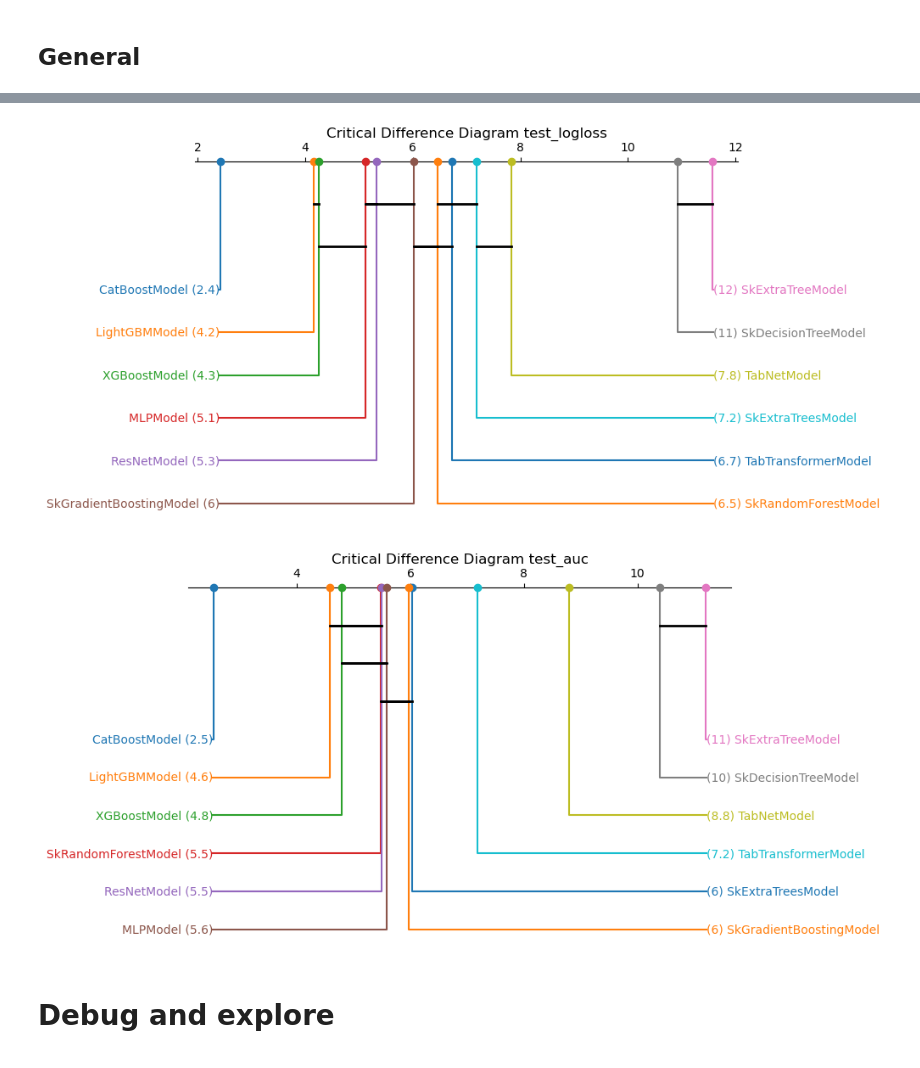
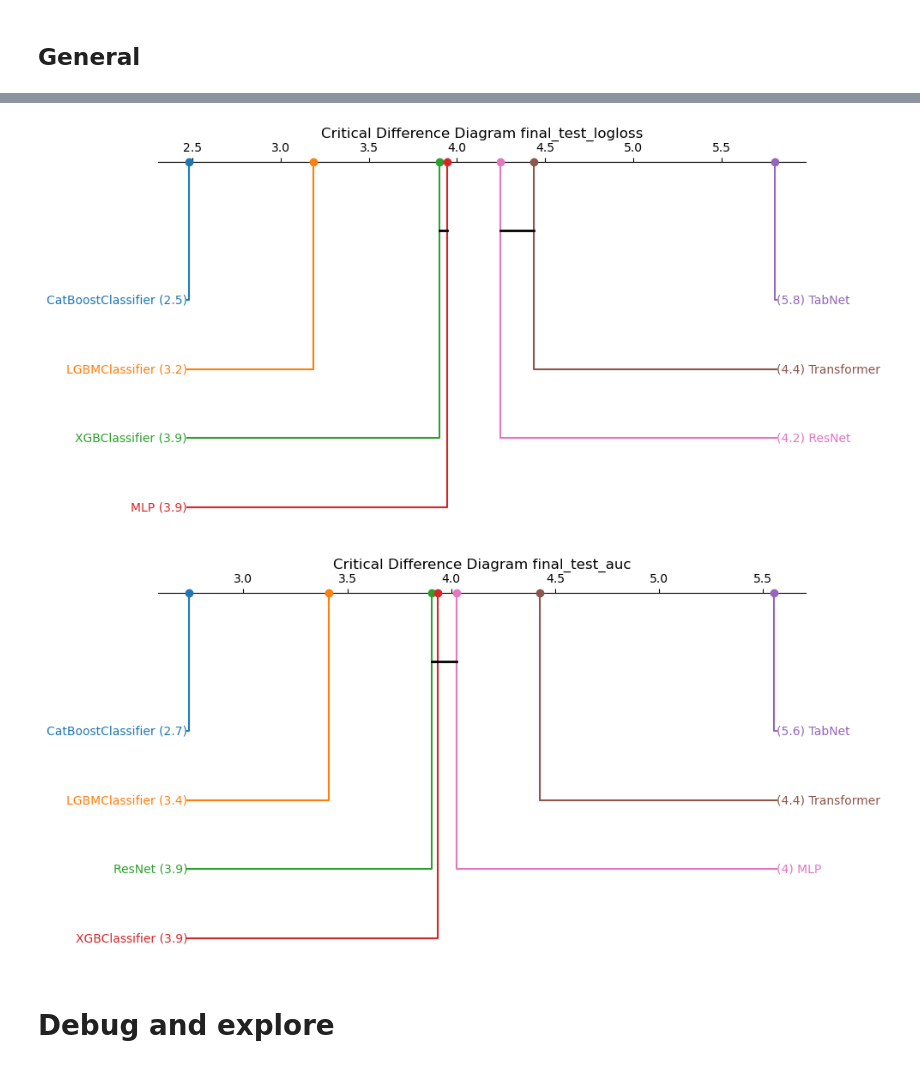
Before and after one commit to BrunoBelucci/tab_benchmark, a Jupyter notebook: run_scripts/analyze_runs_classification_sql.ipynb, the cells around one changed output, grey strips where cells are left out. Saved outputs shown, nothing was run; the diff lists cells and outputs as text; code cells hidden in the pictures.

```diff
--- a/run_scripts/analyze_runs_classification_sql.ipynb
+++ b/run_scripts/analyze_runs_classification_sql.ipynb
@@ -254,0 +304,2 @@ Name: indexes, dtype: object
+# %%
+df_common = get_df_with_combinations(df, combination_columns, common_combinations)
@@ -254,0 +329,2 @@ Name: indexes, dtype: object
+# %%
+df_common.loc[df_common['final_test_auc'].isna(), 'final_test_auc'] = df_common.loc[df_common['final_test_auc'].isna(), ['final_test_auc_0', 'final_test_auc_1']].max(axis=1)
@@ -283,22 +362,23 @@ def get_dfs_means_stds_both(df, column_model_name, column_task_id, column_metric
 # %%
 column_model_name = 'model_name'
 column_task_id = 'task_id'
+column_dataset_name = 'dataset_name'
 column_metric = 'final_test_logloss'
-logloss = get_dfs_means_stds_both(df_runs,
+logloss = get_dfs_means_stds_both(df_common,
                                column_model_name,
                                column_task_id,
-                               column_metric,
-                               all_classification)
+                                  column_dataset_name,
+                               column_metric)
 column_metric = 'final_test_auc'
-auc = get_dfs_means_stds_both(df_runs,
+auc = get_dfs_means_stds_both(df_common,
                                    column_model_name,
                                    column_task_id,
-                                   column_metric,
-                                   all_classification)
-column_metric = 'duration'
-duration = get_dfs_means_stds_both(df_runs,
-                                   column_model_name,
-                                   column_task_id,
-                                   column_metric,
-                                   all_classification)
+                              column_dataset_name,
+                                   column_metric)
+# column_metric = 'duration'
+# duration = get_dfs_means_stds_both(df_runs,
+#                                    column_model_name,
+#                                    column_task_id,
+#                                    column_metric,
+#                                    all_classification)
 # %%
@@ -341,8 +432,6 @@ df.style.highlight_min(subset=slice_, axis=1)
 # %%
 idx = pd.IndexSlice
 df = auc[2].copy()
-df = df[model_name]
-df = df.loc[dataset_names]
 # df = df.drop('allstate_claim_predictions')
 slice_ = idx[idx[:], idx[:,'mean']]
 df.style.highlight_max(subset=slice_, axis=1)
@@ -386,12 +473,10 @@ os.makedirs(figures_folder, exist_ok=True)
 # %%
-df = df_runs.copy()
-df = df.loc[df['model_name'].isin(model_name)]
-df = df.loc[df['dataset_name'].isin(dataset_names)]
-df['dataset_name_fold_seed_model_seed_dataset'] = df['dataset_name'] + df['fold'] + df['seed_model'] + df['seed_dataset']
-metric = 'test_logloss'
+df = df_common.copy()
+df['task_id_task_fold_seed_model'] = df['task_id'] + df['task_fold'] + df['seed_model']
+metric = 'final_test_logloss'
 ascending_rank = True
 model_column = 'model_name'
-block_column = 'dataset_name_fold_seed_model_seed_dataset'
+block_column = 'task_id_task_fold_seed_model'
 alpha = 0.95
 res_friedman, res_nemenyi, mean_rank = friedman_nemenyi_test(df, model_column, block_column,
                                                              metric, ascending_rank, alpha)
@@ -400,30 +485,25 @@ if res_nemenyi is not None and mean_rank is not None:
     plt.title(f'Critical Difference Diagram {metric}')
     sp.critical_difference_diagram(mean_rank, res_nemenyi)
     plt.tight_layout()
-    plt.savefig(figures_folder / f'cdd_{metric}')
 # %% [output]
-[figure, old version]
+[figure, new version]
 # %%
-df = df_runs.copy()
-# df['test_auc'] = df['test_auc'].replace(0, 1e-5)
-df = df.loc[df['model_name'].isin(model_name)]
-df = df.loc[(df['dataset_name'].isin(dataset_names)) & (df['dataset_name'] != 'arrhythmia')]
-df['dataset_name_fold_seed_model_seed_dataset'] = df['dataset_name'] + df['fold'] + df['seed_model'] + df['seed_dataset']
-metric = 'test_auc'
+df = df_common.copy()
+df['task_id_task_fold_seed_model'] = df['task_id'] + df['task_fold'] + df['seed_model']
+metric = 'final_test_auc'
 ascending_rank = False
 model_column = 'model_name'
-block_column = 'dataset_name_fold_seed_model_seed_dataset'
+block_column = 'task_id_task_fold_seed_model'
 alpha = 0.95
 res_friedman, res_nemenyi, mean_rank = friedman_nemenyi_test(df, model_column, block_column,
                                                              metric, ascending_rank, alpha)
 if res_nemenyi is not None and mean_rank is not None:
     plt.subplots(figsize=(10, 5))
     plt.title(f'Critical Difference Diagram {metric}')
     sp.critical_difference_diagram(mean_rank, res_nemenyi)
     plt.tight_layout()
-    plt.savefig(figures_folder / f'cdd_{metric}')
 # %% [output]
-[figure, old version]
+[figure, new version]
 # %% [markdown]
 # Debug and explore
 # %%
```
Also changed, not shown: parts of 35 cells of this notebook.
